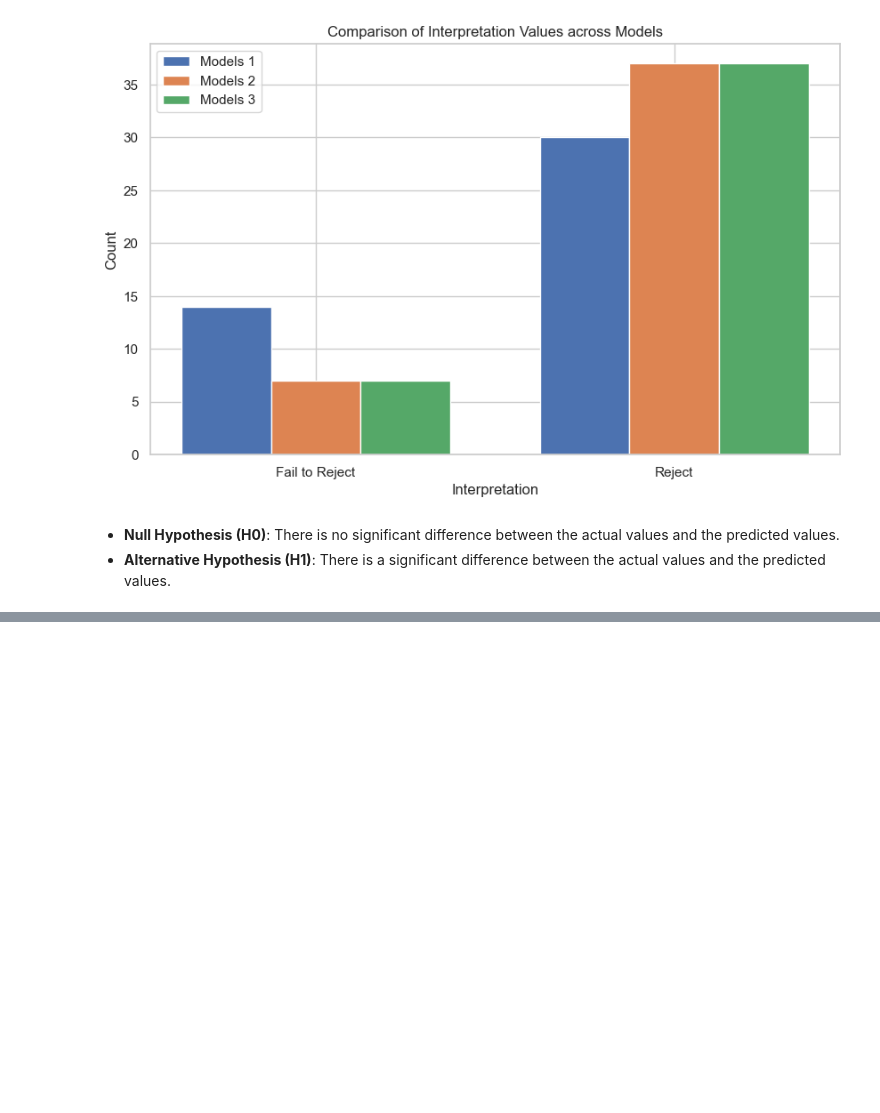
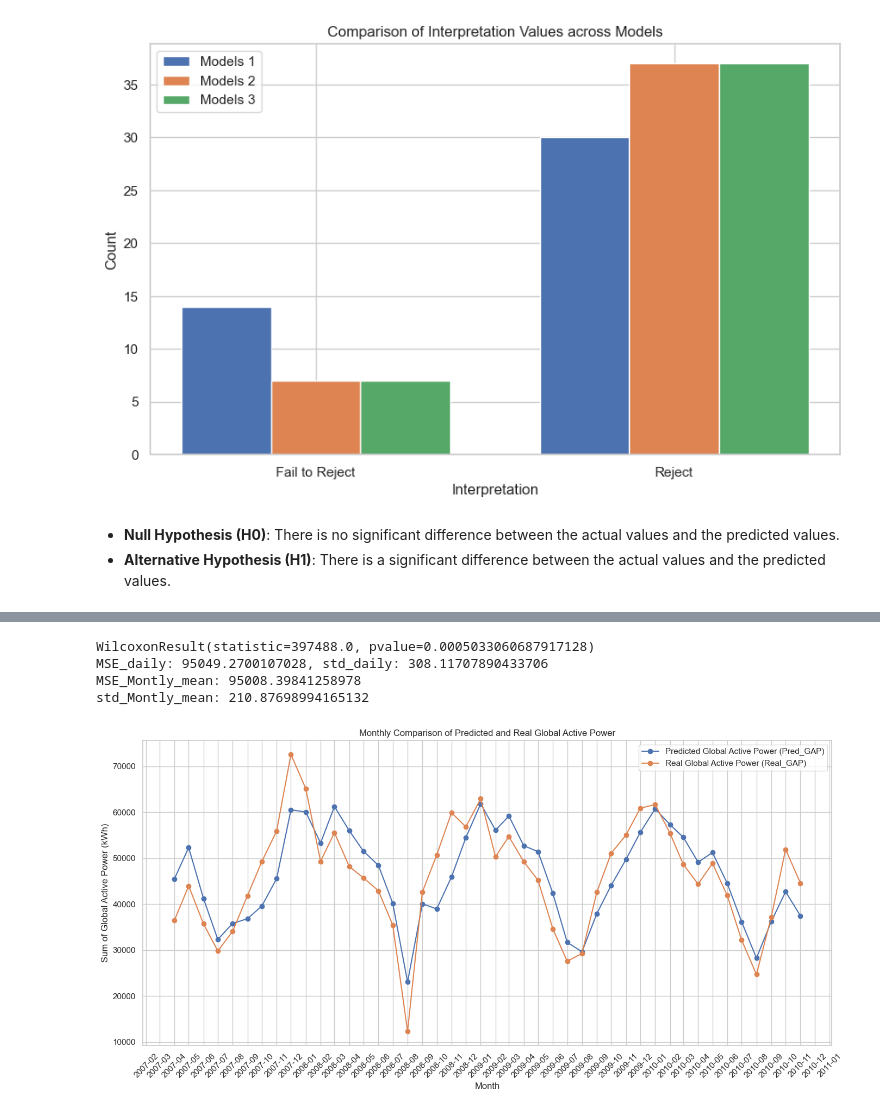
Before and after one commit to matgoni/Household_Power_Consumption, a Jupyter notebook: IHPC.ipynb, the cells around one changed output, grey strips where cells are left out. Drawn from its saved outputs; the diff is of its cells as text; code cells hidden in the pictures; blank space fills up the shorter version.

```diff
--- a/IHPC.ipynb
+++ b/IHPC.ipynb
@@ -629,0 +674,16 @@ plt.show()
+# %%
+result = results_test[0]
+mse_df_result = result['monthly_mse_df']
+std_dev_rsult = result['monthly_std_dev_df']
+pred_result = result['resultsPrediction']
+print(wilcoxon(pred_result['Real_GAP'], pred_result['Pred_GAP']))
+print(f"MSE_daily: {result['MSE_pred_daily']}, std_daily: {result['daily_std_dev']}")
+print(f"MSE_Montly_mean: {np.mean(mse_df_result['MSE'])}")
+print(f"std_Montly_mean: {np.mean(std_dev_rsult['Standard_Deviation'])}")
+plot_monthly_comparison(result['resultsPrediction'])
+# %% [output]
+WilcoxonResult(statistic=397488.0, pvalue=0.0005033060687917128)
+MSE_daily: 95049.2700107028, std_daily: 308.11707890433706
+MSE_Montly_mean: 95008.39841258978
+std_Montly_mean: 210.87698994165132
+[figure, added]
```
Also changed, not shown: parts of 4 cells of this notebook.
